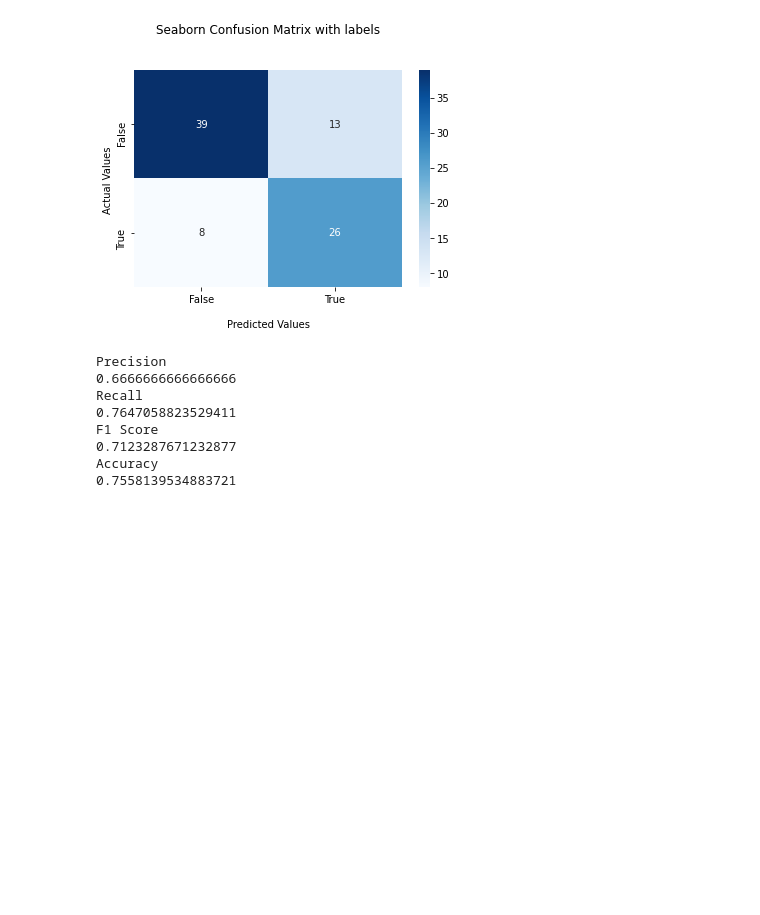
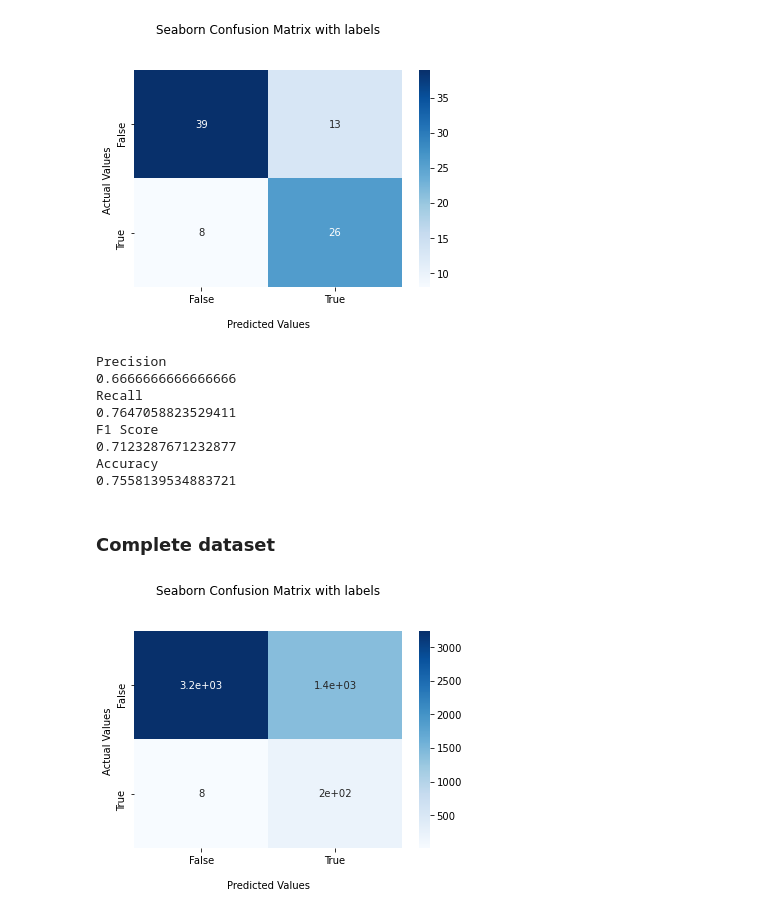
Before and after one commit to Mausoleoo/Stroke_Prediction, a Jupyter notebook: Model Building.ipynb, the cells around one changed output. Cells and saved outputs as stored; diff of their text form; code cells hidden in the pictures; blank space fills up the shorter version.

```diff
--- a/Model Building.ipynb
+++ b/Model Building.ipynb
@@ -604,3 +604,11 @@ F1 Score
 0.7123287671232877
 Accuracy
 0.7558139534883721
+# %% [markdown]
+### Complete dataset
+# %%
+ypred_RF_all = gs.best_estimator_.predict(X_real)
+# %%
+confmat(y_real, ypred_RF_all)
+# %% [output]
+[figure, added]
```
Also changed, not shown: parts of 1 cell of this notebook.
